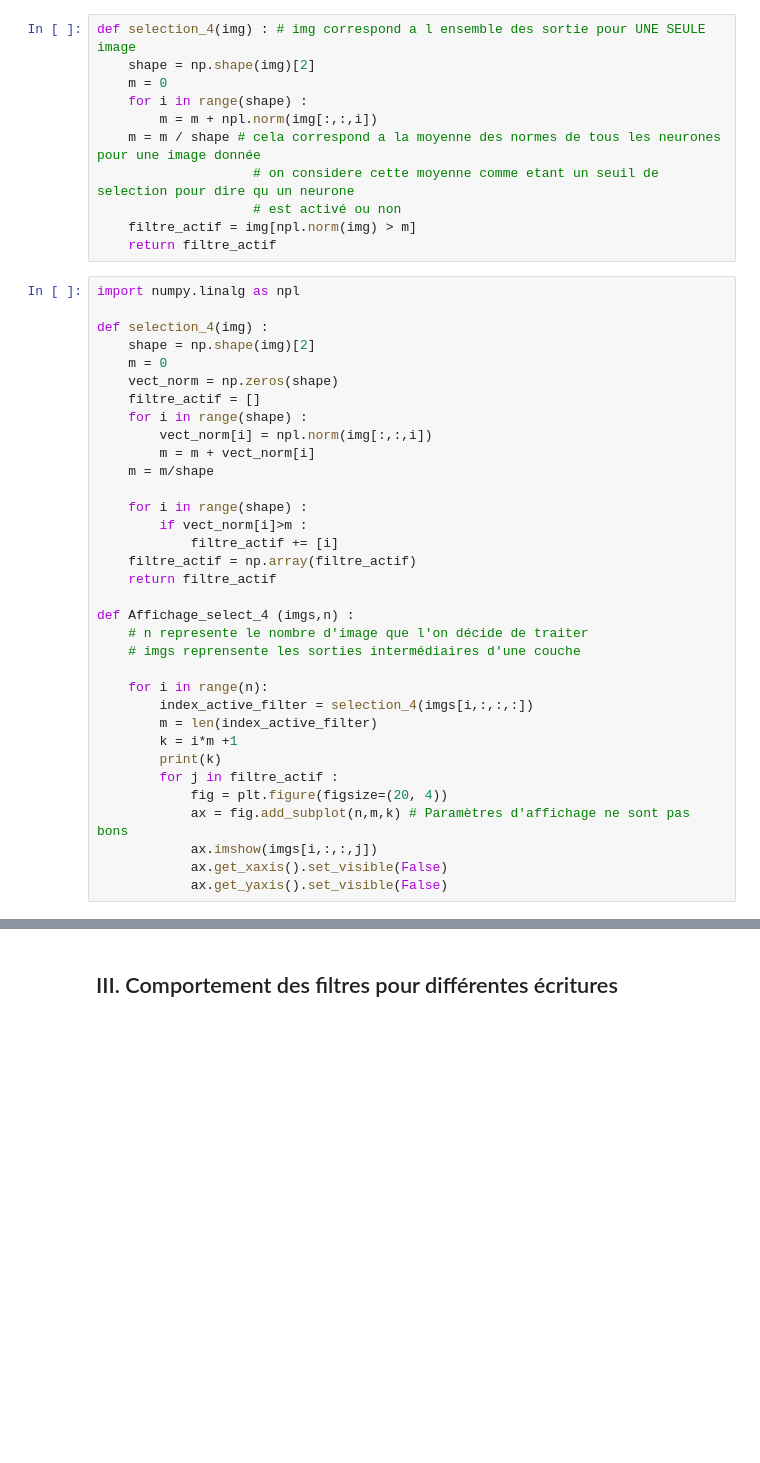
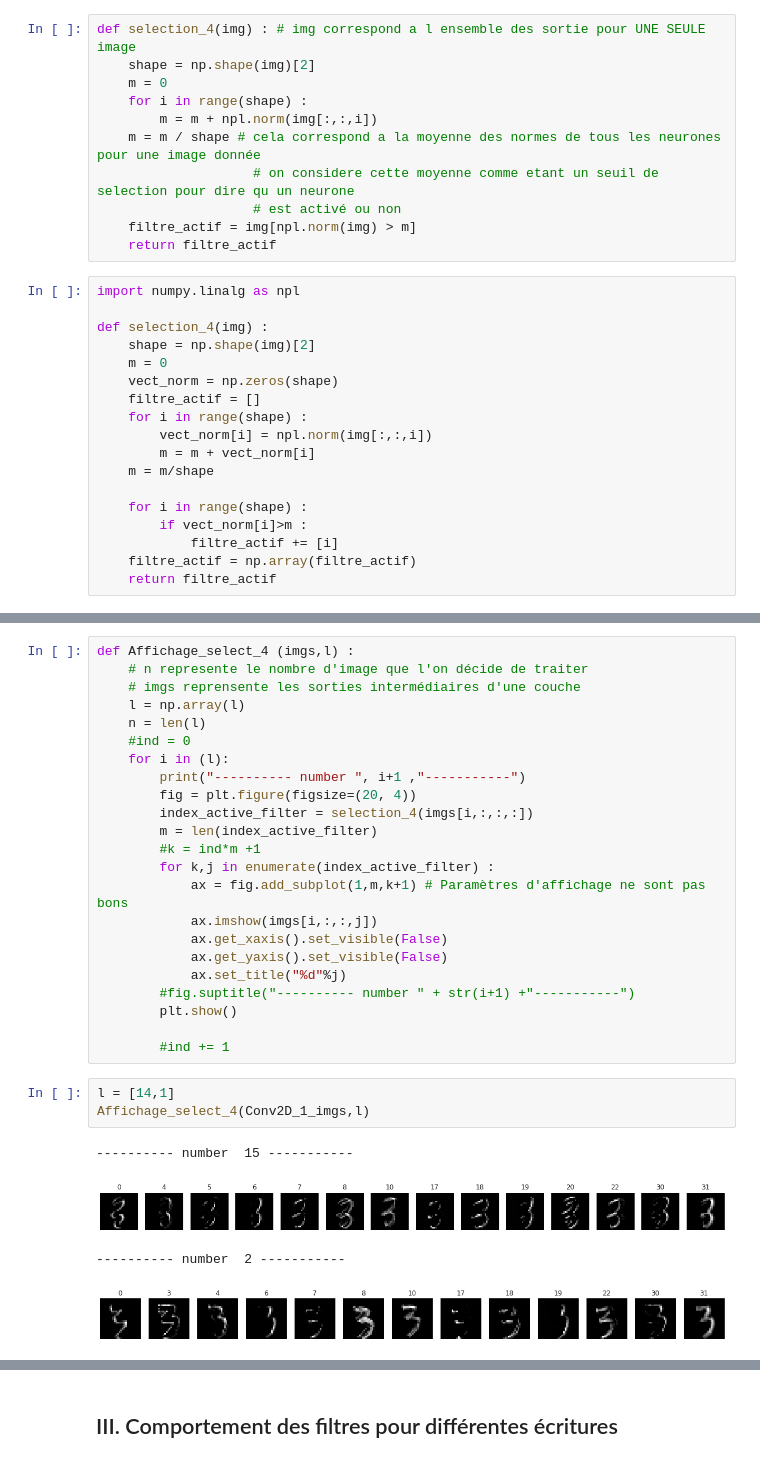
Before and after one commit to rgear/projet_BE, a Jupyter notebook: Mnist_intermediaire.ipynb, the cells around one changed output, grey strips where cells are left out. Drawn from its saved outputs; the diff is of its cells as text; blank space fills up the shorter version.

```diff
--- a/Mnist_intermediaire.ipynb
+++ b/Mnist_intermediaire.ipynb
@@ -286,19 +281,3 @@ def selection_4(img) :
             filtre_actif += [i]
     filtre_actif = np.array(filtre_actif)
     return filtre_actif
-
-def Affichage_select_4 (imgs,n) :
-    # n represente le nombre d'image que l'on décide de traiter
-    # imgs reprensente les sorties intermédiaires d'une couche
-
-    for i in range(n):
-        index_active_filter = selection_4(imgs[i,:,:,:])
-        m = len(index_active_filter)
-        k = i*m +1
-        print(k)
-        for j in filtre_actif :
-            fig = plt.figure(figsize=(20, 4))
-            ax = fig.add_subplot(n,m,k) # Paramètres d'affichage ne sont pas bons
-            ax.imshow(imgs[i,:,:,j])
-            ax.get_xaxis().set_visible(False)
-            ax.get_yaxis().set_visible(False)
@@ -341,3 +284,34 @@ Affichage_select_4(Conv2D_2_imgs,4)
+# %%
+def Affichage_select_4 (imgs,l) :
+    # n represente le nombre d'image que l'on décide de traiter
+    # imgs reprensente les sorties intermédiaires d'une couche
+    l = np.array(l)
+    n = len(l)
+    #ind = 0
+    for i in (l):
+        print("---------- number ", i+1 ,"-----------")
+        fig = plt.figure(figsize=(20, 4))
+        index_active_filter = selection_4(imgs[i,:,:,:])
+        m = len(index_active_filter)
+        #k = ind*m +1
+        for k,j in enumerate(index_active_filter) :
+            ax = fig.add_subplot(1,m,k+1) # Paramètres d'affichage ne sont pas bons
+            ax.imshow(imgs[i,:,:,j])
+            ax.get_xaxis().set_visible(False)
+            ax.get_yaxis().set_visible(False)
+            ax.set_title("%d"%j)
+        #fig.suptitle("---------- number " + str(i+1) +"-----------")
+        plt.show()
+
+        #ind += 1
+# %%
+l = [14,1]
+Affichage_select_4(Conv2D_1_imgs,l)
+# %% [output]
+---------- number  15 -----------
+[figure, added]
+---------- number  2 -----------
+[figure, added]
 # %%
 import matplotlib.pyplot as plt
 
```
Also changed, not shown: parts of 18 cells of this notebook.
